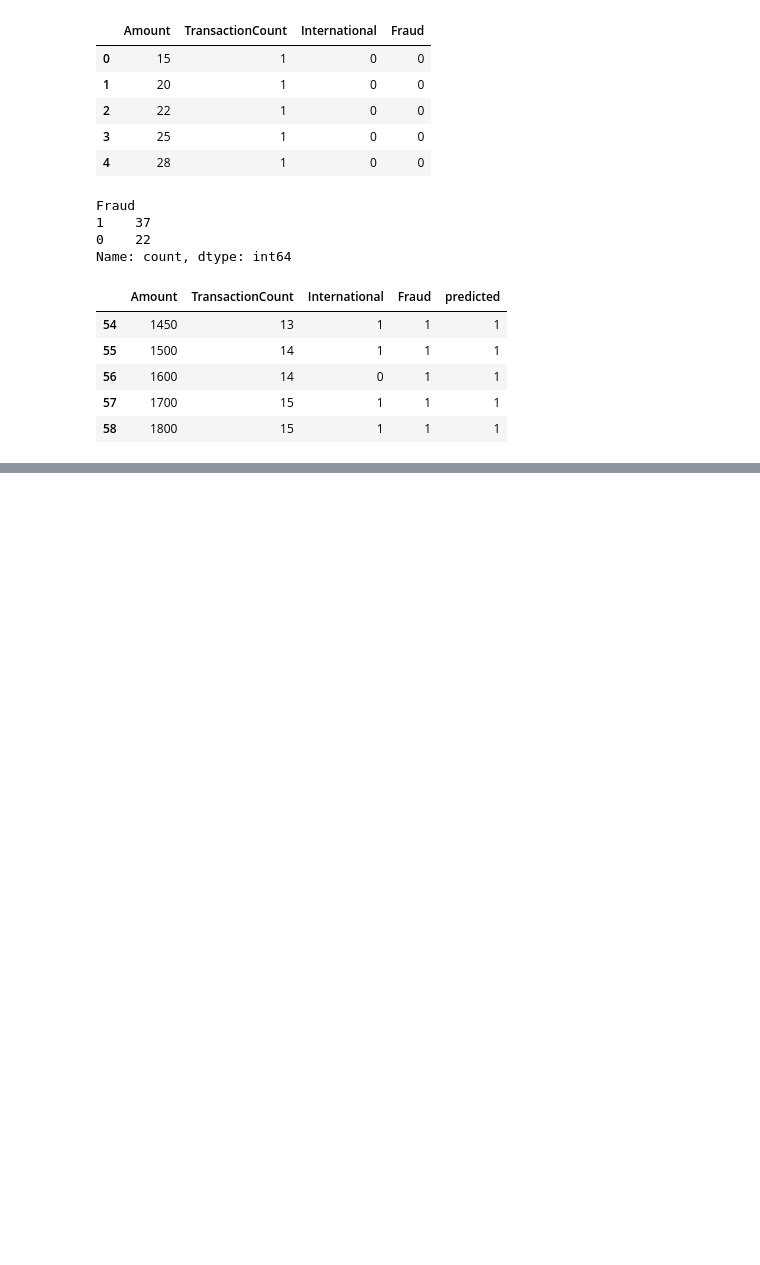
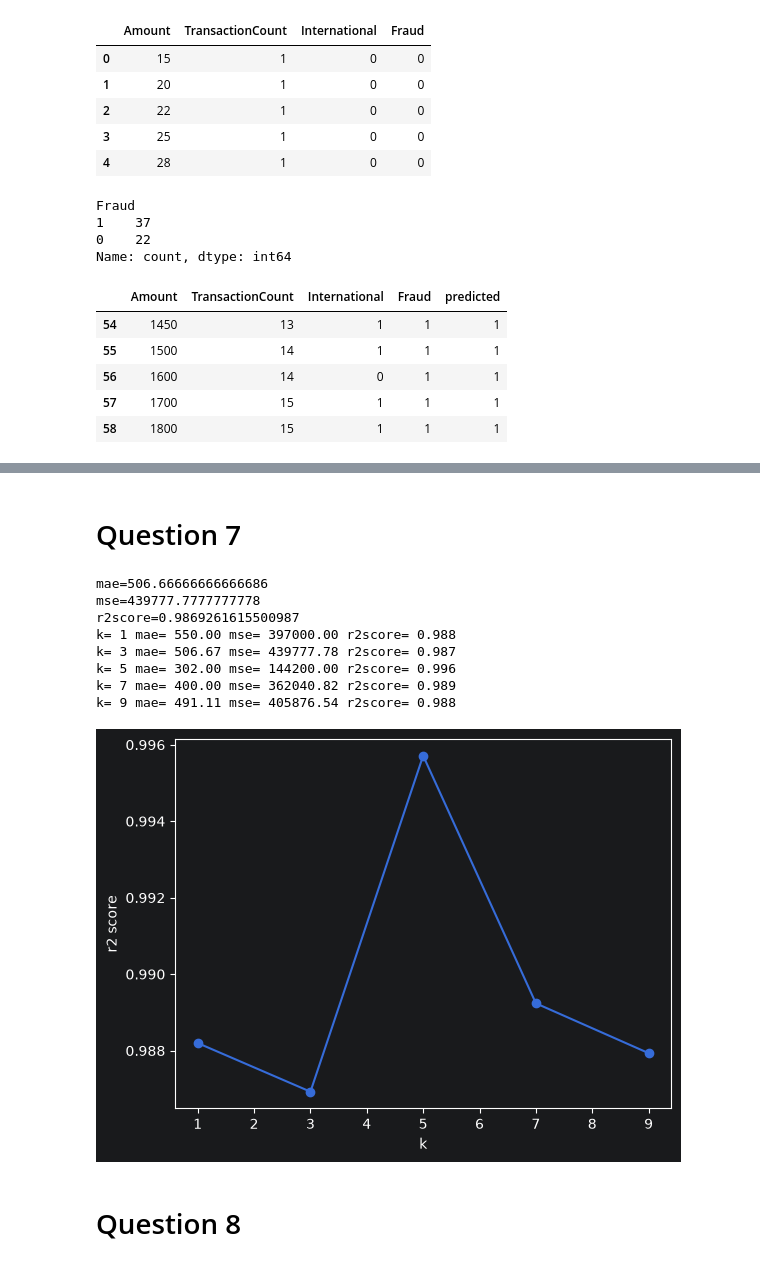
Before and after one commit to mrpanigale/Maktab-AI-145, a Jupyter notebook: CWs/week7/cw_w7.ipynb, the cells around one changed output, grey strips where cells are left out. Drawn from its saved outputs; the diff is of its cells as text; code cells hidden in the pictures; blank space fills up the shorter version.

```diff
--- a/CWs/week7/cw_w7.ipynb
+++ b/CWs/week7/cw_w7.ipynb
@@ -216,0 +1138,36 @@ Name: count, dtype: int64
+# %% [markdown]
+# Question 7
+# %%
+from sklearn.metrics import mean_absolute_error, mean_squared_error, r2_score
+
+mae = mean_absolute_error(y_test, predictions)
+mse = mean_squared_error(y_test, predictions)
+r2score = r2_score(y_test, predictions)
+print(f"mae={mae}\nmse={mse}\nr2score={r2score}")
+
+k = [1, 3, 5, 7, 9]
+r2s = []
+for i in k:
+    knn_regressor = KNeighborsRegressor(n_neighbors=i)
+    knn_regressor.fit(x_train_scaled, y_train)
+    y_pred = knn_regressor.predict(x_test_scaled)
+    print(
+        f"k= {i} mae= {mean_absolute_error(y_test,y_pred):.2f} mse= {mean_squared_error(y_test,y_pred):.2f} r2score= {knn_regressor.score(x_test_scaled,y_test):.3f}"
+    )
+    r2s.append(knn_regressor.score(x_test_scaled, y_test))
+plt.plot(k, r2s, marker="o")
+plt.xlabel("k")
+plt.ylabel("r2 score")
+plt.show()
+# %% [output]
+mae=506.66666666666686
+mse=439777.7777777778
+r2score=0.9869261615500987
+k= 1 mae= 550.00 mse= 397000.00 r2score= 0.988
+k= 3 mae= 506.67 mse= 439777.78 r2score= 0.987
+k= 5 mae= 302.00 mse= 144200.00 r2score= 0.996
+k= 7 mae= 400.00 mse= 362040.82 r2score= 0.989
+k= 9 mae= 491.11 mse= 405876.54 r2score= 0.988
+[figure, added]
+# %% [markdown]
+# Question 8
```
Also changed, not shown: parts of 12 cells of this notebook.
